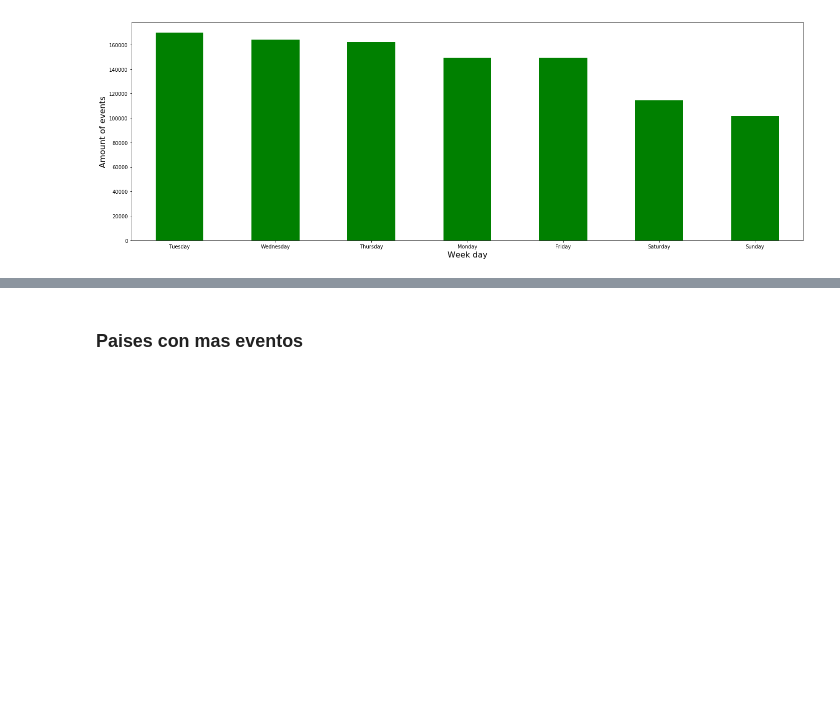
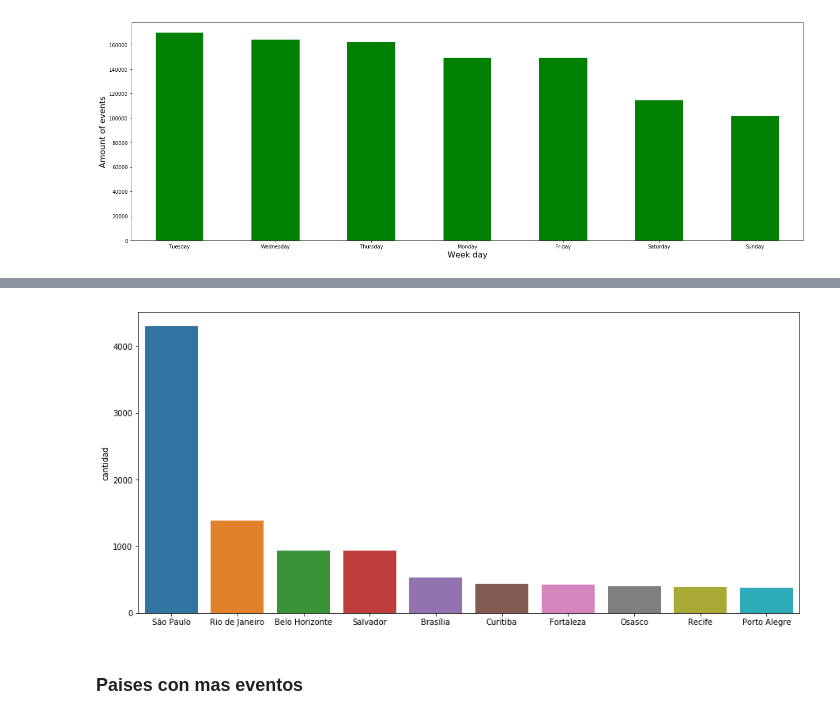
Before and after one commit to emabrea/7506-DATOS-TP1, a Jupyter notebook: Analisis Exploratorio.ipynb, the cells around one changed output, grey strips where cells are left out. Drawn from its saved outputs; the diff is of its cells as text; code cells hidden in the pictures; blank space fills up the shorter version.

```diff
--- a/Analisis Exploratorio.ipynb
+++ b/Analisis Exploratorio.ipynb
@@ -219,0 +277,7 @@ Text(0,0.5,'Amount of events')
+# %%
+cities = trocafone.loc[trocafone["city"] != "Unknown"]
+cities = cities.drop_duplicates(subset=['person', 'city'])
+cities = cities["city"].value_counts().to_frame("cantidad")
+cities.index.title = "ciudad"
+cities = cities.assign(porcentaje=cities/cities.sum()*100)
+cities.head(10)
@@ -220,3 +296,8 @@ Text(0,0.5,'Amount of events')
+# %%
+fig, ax = plt.subplots(figsize=(15, 7))
+ax = sns.barplot(x=cities.head(10).index, y=cities.head(10)["cantidad"])
+# %% [output]
+[figure, added]
 # %% [markdown]
 ### Paises con mas eventos
 # %%
```
Also changed, not shown: parts of 12 cells of this notebook.
